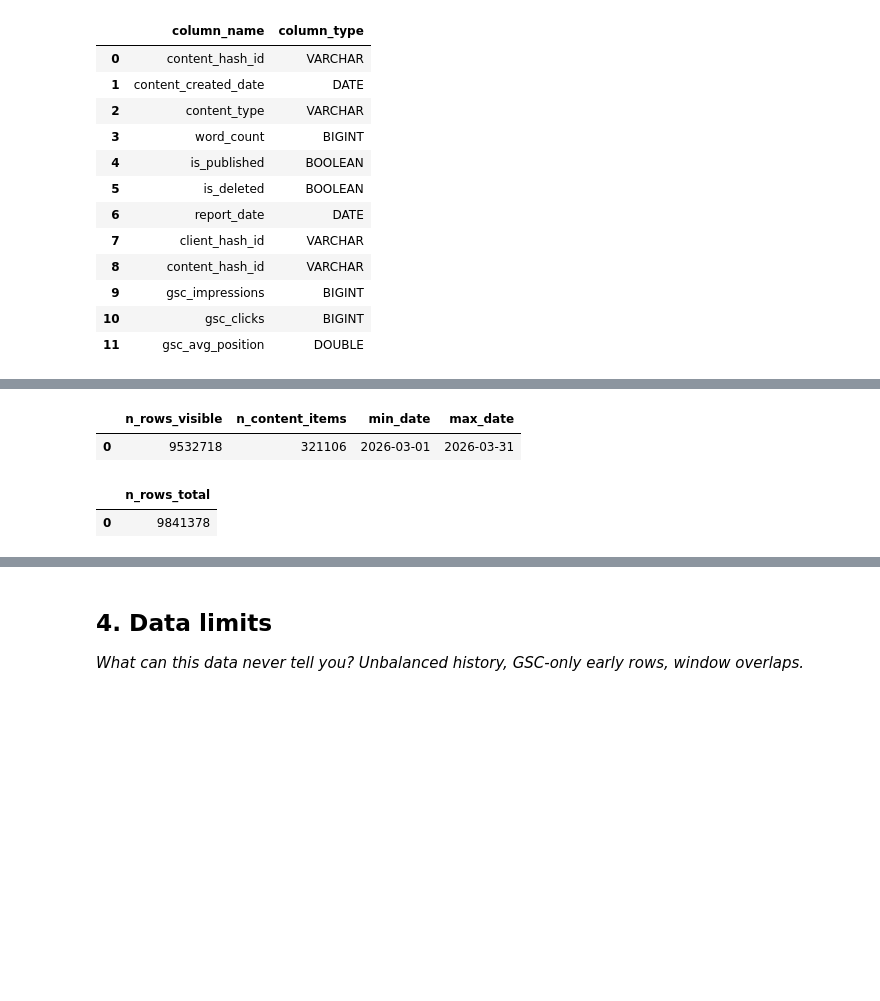
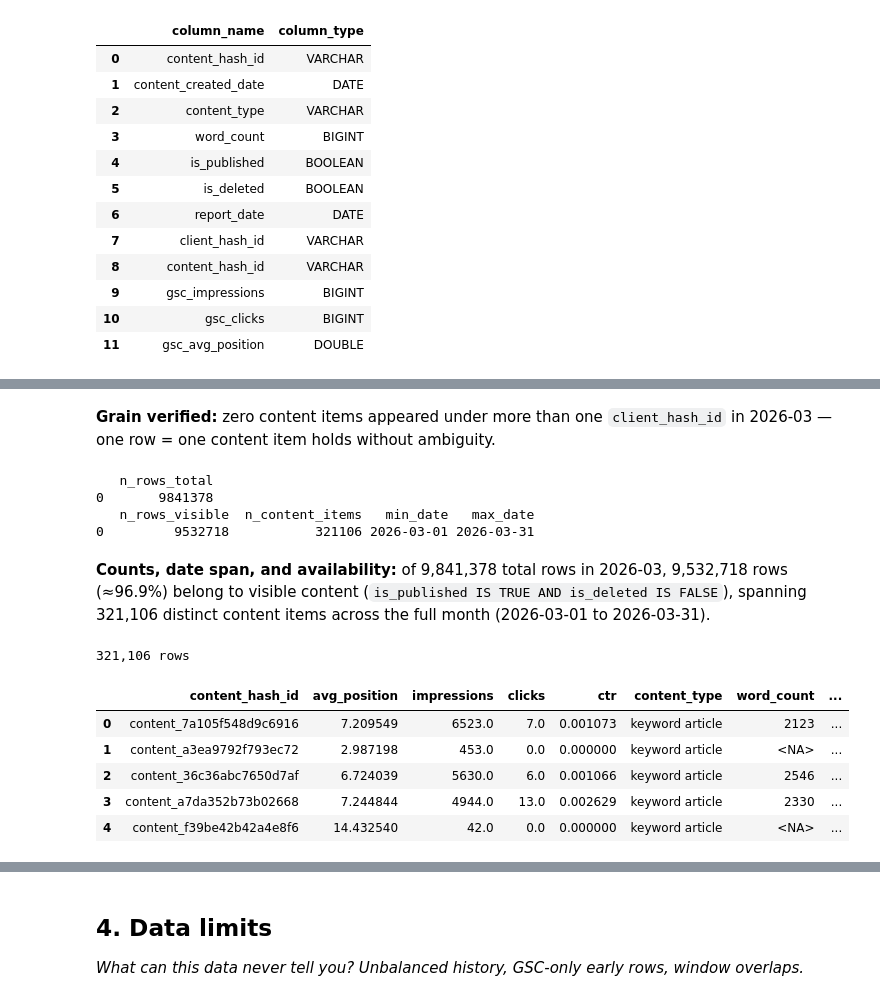
Before and after one commit to moath177/flyrank, a Jupyter notebook: work/notebooks/w03_data_contract.ipynb, the cells around one changed output, grey strips where cells are left out. Saved outputs shown, nothing was run; the diff lists cells and outputs as text; code cells hidden in the pictures; blank space fills up the shorter version.

```diff
--- a/work/notebooks/w03_data_contract.ipynb
+++ b/work/notebooks/w03_data_contract.ipynb
@@ -120,4 +130,11 @@ schema_check
+# %% [markdown]
+**Grain verified:** zero content items appeared under more than one `client_hash_id` in 2026-03 — one row = one content item holds without ambiguity.
 # %%
+total_check = con.sql(f"""
+    SELECT COUNT(*) AS n_rows_total
+    FROM read_parquet('{REL}/fact_content_daily_performance/month=2026-03/*.parquet')
+""").df()
+
 availability_check = con.sql(f"""
     SELECT
         COUNT(*) AS n_rows_visible,
@@ -131,17 +148,58 @@ availability_check = con.sql(f"""
       AND d.is_deleted IS FALSE
 """).df()
 
-availability_check
+print(total_check)
+print(availability_check)
 # %% [output]
-|  | n_rows_visible | n_content_items | min_date | max_date |
-| 0 | 9532718 | 321106 | 2026-03-01 | 2026-03-31 |
+   n_rows_total
+0       9841378
+   n_rows_visible  n_content_items   min_date   max_date
+0         9532718           321106 2026-03-01 2026-03-31
-# %%
-total_check = con.sql(f"""
-    SELECT COUNT(*) AS n_rows_total
-    FROM read_parquet('{REL}/fact_content_daily_performance/month=2026-03/*.parquet')
-""").df()
-
-total_check
-# %% [output]
-|  | n_rows_total |
-| 0 | 9841378 |
+# %% [markdown]
+**Counts, date span, and availability:** of 9,841,378 total rows in 2026-03, 9,532,718 rows (≈96.9%) belong to visible content (`is_published IS TRUE AND is_deleted IS FALSE`), spanning 321,106 distinct content items across the full month (2026-03-01 to 2026-03-31).
+# %%
+feature_frame = con.sql(f"""
+    WITH visible_content AS (
+        SELECT content_hash_id, content_type, word_count, content_created_date
+        FROM read_parquet('{REL}/dim_content.parquet')
+        WHERE is_published IS TRUE
+          AND is_deleted IS FALSE
+    ),
+    monthly_agg AS (
+        SELECT
+            f.content_hash_id,
+            AVG(f.gsc_avg_position)              AS avg_position,
+            SUM(f.gsc_impressions)                AS impressions,
+            SUM(f.gsc_clicks)                     AS clicks,
+            MAX(f.report_date)                    AS last_report_date
+        FROM read_parquet('{REL}/fact_content_daily_performance/month=2026-03/*.parquet') f
+        JOIN visible_content v
+            ON f.content_hash_id = v.content_hash_id
+        GROUP BY f.content_hash_id
+    )
+    SELECT
+        m.content_hash_id,
+        m.avg_position,
+        m.impressions,
+        m.clicks,
+        CASE WHEN m.impressions > 0
+             THEN m.clicks::DOUBLE / m.impressions
+             ELSE NULL END                        AS ctr,
+        v.content_type,
+        v.word_count,
+        DATE_DIFF('day', v.content_created_date, m.last_report_date) AS content_age_days
+    FROM monthly_agg m
+    JOIN visible_content v
+        ON m.content_hash_id = v.content_hash_id
+""").df()
+
+print(f'{len(feature_frame):,} rows')
+feature_frame.head()
+# %% [output]
+321,106 rows
+|  | content_hash_id | avg_position | impressions | clicks | ctr | content_type | word_count | ... |
+| 0 | content_7a105f548d9c6916 | 7.209549 | 6523.0 | 7.0 | 0.001073 | keyword article | 2123 | ... |
+| 1 | content_a3ea9792f793ec72 | 2.987198 | 453.0 | 0.0 | 0.000000 | keyword article | <NA> | ... |
+| 2 | content_36c36abc7650d7af | 6.724039 | 5630.0 | 6.0 | 0.001066 | keyword article | 2546 | ... |
+| 3 | content_a7da352b73b02668 | 7.244844 | 4944.0 | 13.0 | 0.002629 | keyword article | 2330 | ... |
+| 4 | content_f39be42b42a4e8f6 | 14.432540 | 42.0 | 0.0 | 0.000000 | keyword article | <NA> | ... |
```
Also changed, not shown: parts of 14 cells of this notebook.
